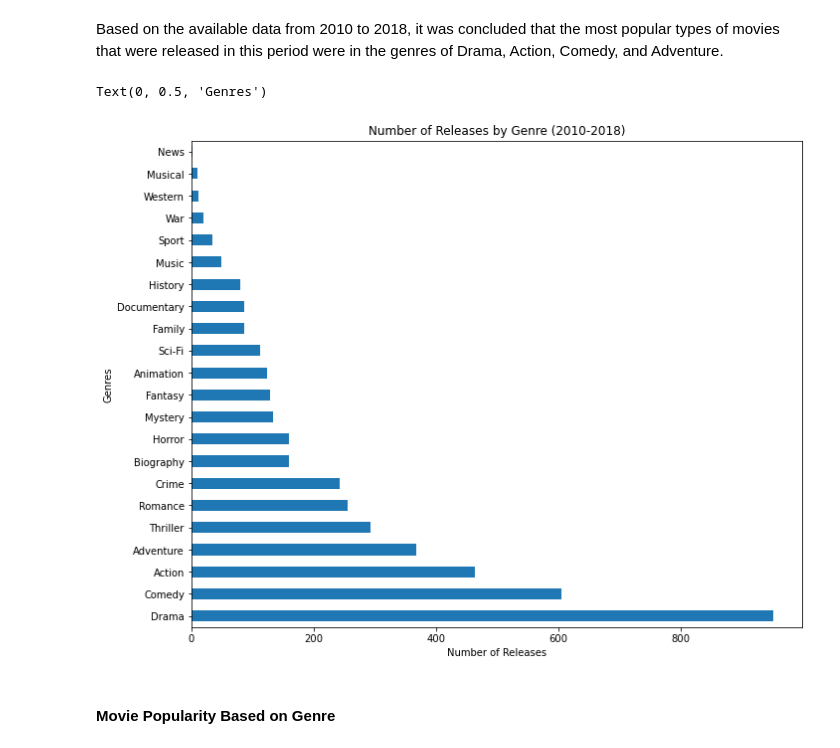
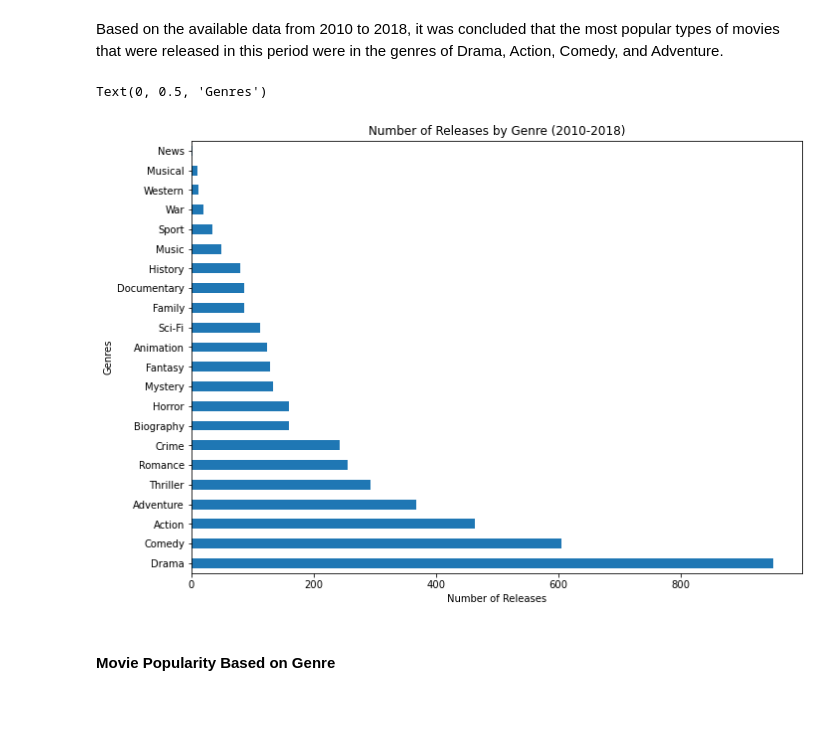
Before and after one commit to justinweible/movie_analysis_for_microsoft, a Jupyter notebook: Microsoft_Movie_Analysis.ipynb, the cells around one changed output. Drawn from its saved outputs; the diff is of its cells as text; code cells hidden in the pictures; blank space fills up the shorter version.

```diff
--- a/Microsoft_Movie_Analysis.ipynb
+++ b/Microsoft_Movie_Analysis.ipynb
@@ -168,13 +168,13 @@ Based on the available data from 2010 to 2018, it was concluded that the most po
 total_genre_movies = count_genre('genres')
 # %%
 #Horizontal Bar Graph of the Number of Releases by Genre
-total_genre_movies.plot(kind='barh', figsize=(11,9))
+total_genre_movies.plot(kind='barh', figsize=(11,8))
 plt.title('Number of Releases by Genre (2010-2018)')
 plt.xlabel('Number of Releases')
 plt.ylabel('Genres')
 # %% [output]
 Text(0, 0.5, 'Genres')
-[figure, old version]
+[figure, new version]
 # %% [markdown]
 #### Movie Popularity Based on Genre
 # %% [markdown]
```
Also changed, not shown: 4 other files.
